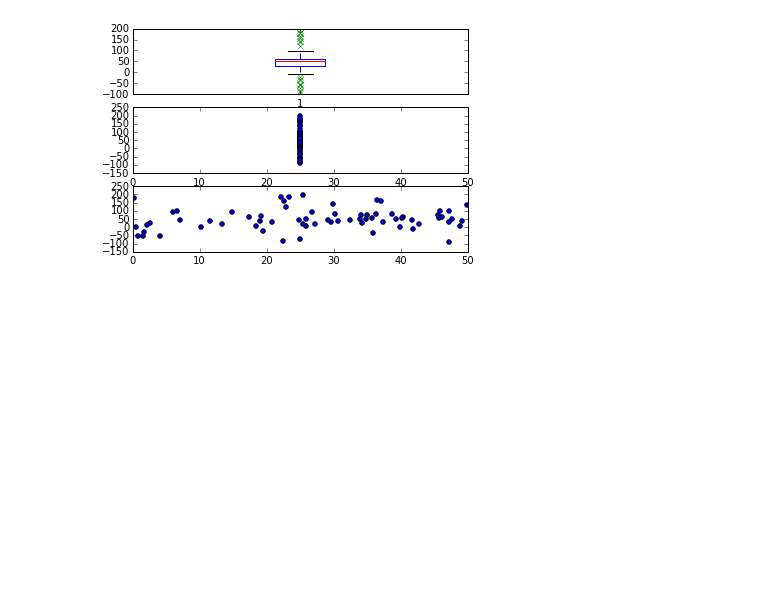
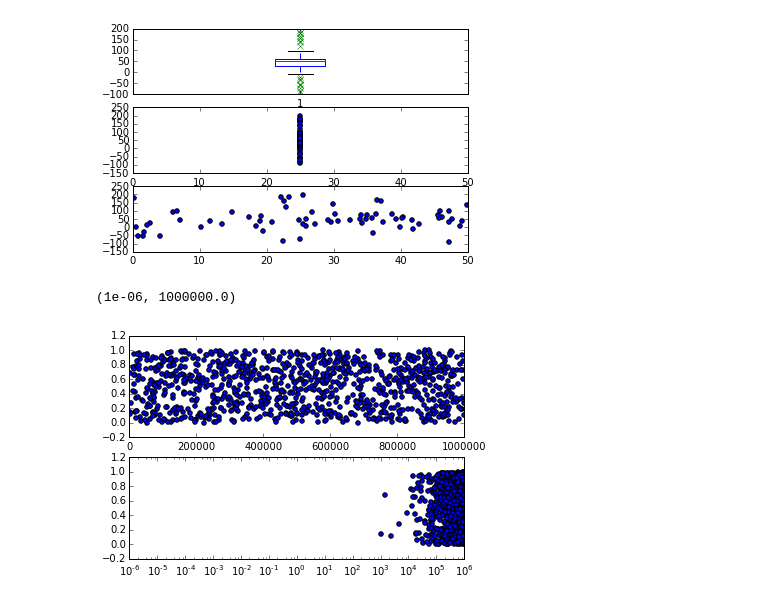
Before and after one commit to bijanvakili/pyvisual-notebook, a Jupyter notebook: chap2.ipynb, the cells around one changed output. Cells and saved outputs as stored; diff of their text form; code cells hidden in the pictures; blank space fills up the shorter version.

Commit message:
Added more image generation and started on more random number stuff

```diff
--- a/chap2.ipynb
+++ b/chap2.ipynb
@@ -373,3 +373,31 @@ plt.xlim([0, 50])
 # %% [output]
 (0, 50)
 [figure]
+# %%
+%matplotlib inline
+import numpy as np
+import matplotlib.pyplot as plt
+
+# generate uniform data points
+x = 1e6 * np.random.rand(1000)
+y = np.random.rand(1000)
+
+plt.figure()
+# create first subplot
+plt.subplot(211)
+# make scatter plot
+plt.scatter(x, y)
+# limit x axis
+plt.xlim(1e-6, 1e6)
+
+# create second subplot
+plt.subplot(212)
+# make scatter plot
+plt.scatter(x, y)
+# but make x axis logarithmic
+plt.xscale('log')
+# set the same x-axis limit
+plt.xlim(1e-6, 1e6)
+# %% [output]
+(1e-06, 1000000.0)
+[figure, added]
```
Also changed, not shown: parts of 10 cells of this notebook, 2 other files.
